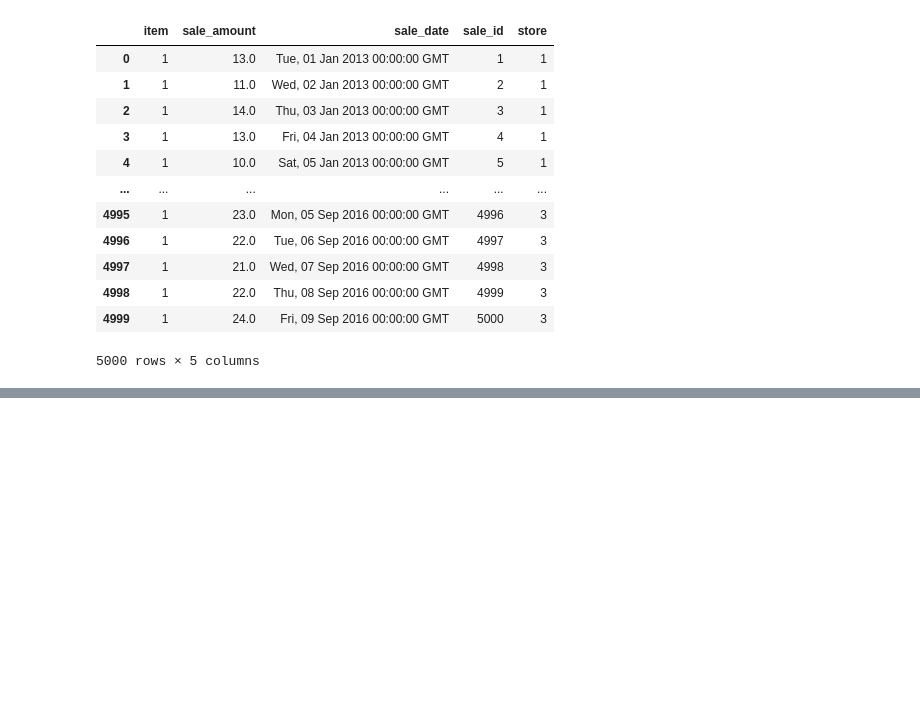
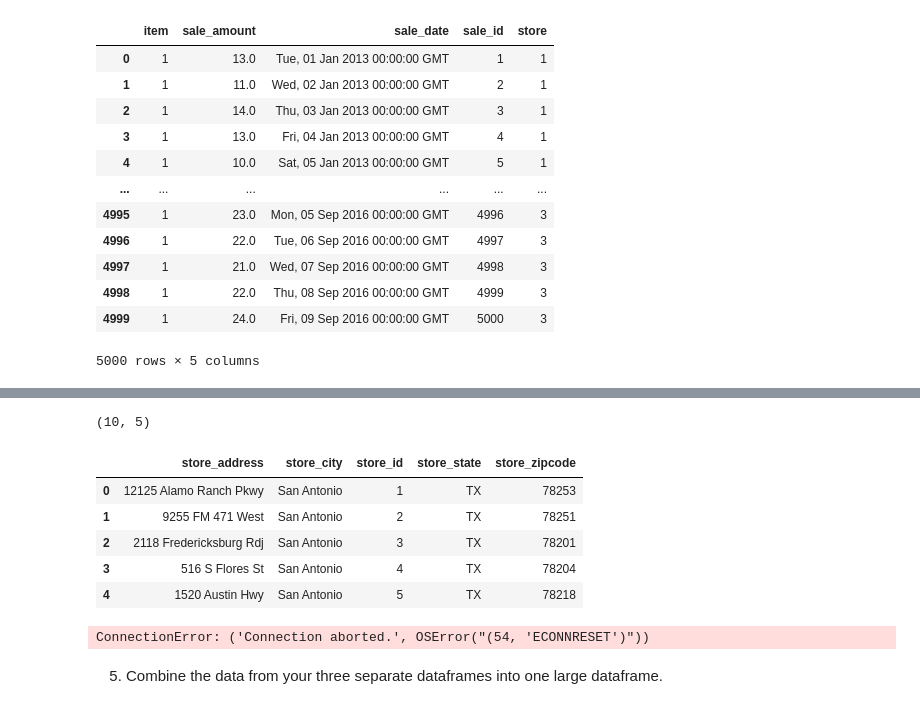
Before and after one commit to AI-Gomez/time-series-exercises, a Jupyter notebook: acquire_notebook.ipynb, the cells around one changed output, grey strips where cells are left out. Cells and saved outputs as stored; diff of their text form; code cells hidden in the pictures; blank space fills up the shorter version.

```diff
--- a/acquire_notebook.ipynb
+++ b/acquire_notebook.ipynb
@@ -151,6 +151,7 @@ df
 | previous_page | None | ok |
 # %%
 base_url = 'https://python.zach.lol'
+api_url = base_url + '/api/v1/'
 
 response = requests.get(base_url + '/documentation')
 print(response.json()['payload'])
@@ -342,0 +314,31 @@ dfss = pd.concat([dfss, pd.DataFrame(data['payload']['items'])]).reset_index()
+# %%
+# Prob best to make a function
+# This function also saves the dataframe to a csv
+
+def get_df(name):
+    """
+    This function takes in the string
+    'items', 'stores', or 'sales' and
+    returns a df containing all pages and
+    creates a .csv file for future use.
+    """
+    base_url = 'https://python.zach.lol'
+    api_url = base_url + '/api/v1/'
+    response = requests.get(api_url + name)
+    data = response.json()
+
+    # create list from 1st page
+    my_list = data['payload'][name]
+
+    # loop through the pages and add to list
+    while data['payload']['next_page'] != None:
+        response = requests.get(base_url + data['payload']['next_page'])
+        data = response.json()
+        my_list.extend(data['payload'][name])
+
+    # Create DataFrame from list
+    df = pd.DataFrame(my_list)
+
+    # Write DataFrame to csv file for future use
+    df.to_csv(name + '.csv')
+    return df
@@ -342,0 +359,20 @@ dfss = pd.concat([dfss, pd.DataFrame(data['payload']['items'])]).reset_index()
+# %%
+stores_df = get_df('stores')
+print(stores_df.shape)
+stores_df.head()
+# %% [output]
+(10, 5)
+|  | store_address | store_city | store_id | store_state | store_zipcode |
+| 0 | 12125 Alamo Ranch Pkwy | San Antonio | 1 | TX | 78253 |
+| 1 | 9255 FM 471 West | San Antonio | 2 | TX | 78251 |
+| 2 | 2118 Fredericksburg Rdj | San Antonio | 3 | TX | 78201 |
+| 3 | 516 S Flores St | San Antonio | 4 | TX | 78204 |
+| 4 | 1520 Austin Hwy | San Antonio | 5 | TX | 78218 |
+# %%
+sales_df = get_df('sales')
+print(sales_df.shape)
+sales_df.head()
+# %% [output]
+ConnectionError: ('Connection aborted.', OSError("(54, 'ECONNRESET')"))
+# %% [markdown]
+5. Combine the data from your three separate dataframes into one large dataframe.
```
Also changed, not shown: parts of 25 cells of this notebook.
